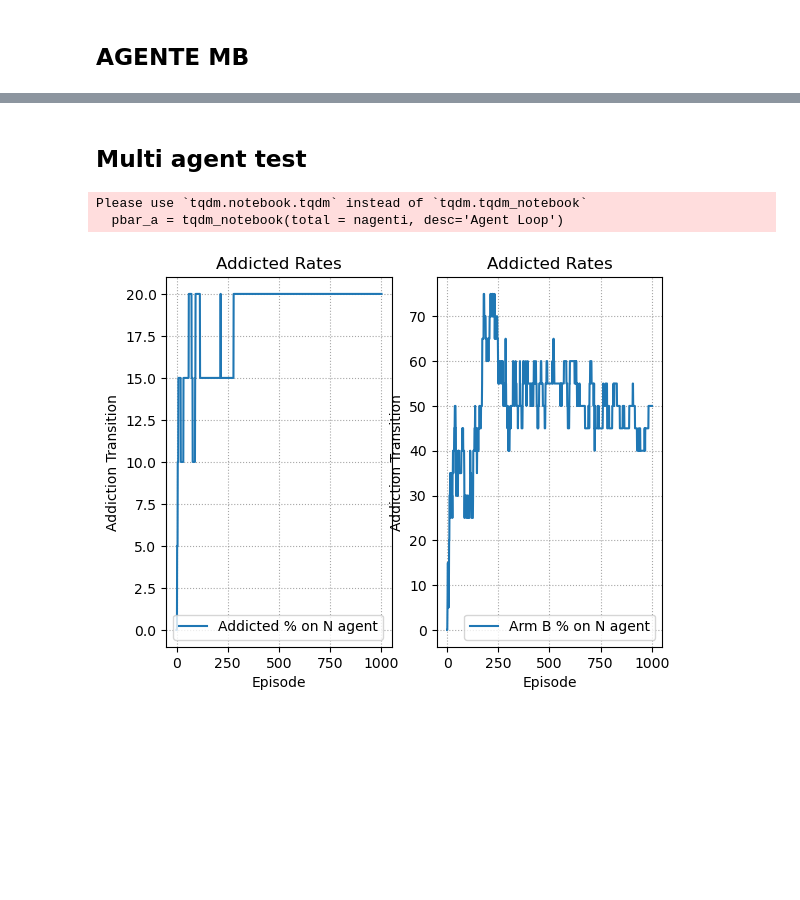
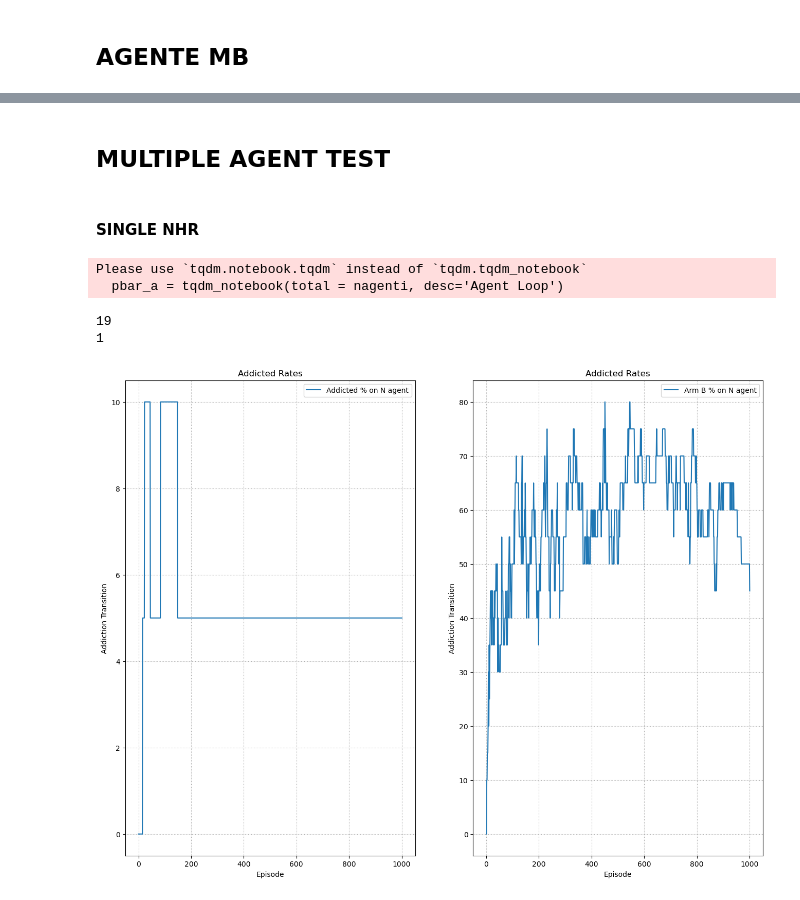
Before and after one commit to Gabriele-Maggi/ProgettoIA-2024, a Jupyter notebook: Notebooks/EnvTest.ipynb, the cells around one changed output, grey strips where cells are left out. Drawn from its saved outputs; the diff is of its cells as text; code cells hidden in the pictures; blank space fills up the shorter version.

```diff
--- a/Notebooks/EnvTest.ipynb
+++ b/Notebooks/EnvTest.ipynb
@@ -342,7 +344,7 @@ class MBLearningAgent:
                 Vs = abs(self.q_values[state][action] - np.max(self.q_values[state]))
                 delta = max(delta, Vs)
 
-            if delta < epsilon and delta > 0:
+            if delta < epsilon and delta > 0: # convergenza
                 break
 
     def prioritized_sweeping(self, state, action):
@@ -385,6 +387,9 @@ class MBLearningAgent:
                 for next_state in range(env.observation_space.n):
                     self.transition_model[state][action][next_state] = {'count': 0, 'probability': 0, 'reward': 0}
 
+    def update(self, obs, action, reward, terminated, next_obs):
+        self.update_transition_model(obs, action, next_obs, reward)
+
     def update_transition_model(self, state, action, next_state, reward):
         self.transition_model[state][action][next_state]['count'] += 1
         self.transition_model[state][action][next_state]['reward'] = reward
@@ -428,5 +433,5 @@ agentMB = MBLearningAgent(
     initial_epsilon = start_epsilon,
     epsilon_decay = epsilon_decay,
     final_epsilon = final_epsilon,
-    mbus = 10
+    mbus = 5
 )
@@ -540,7 +546,7 @@ ie = 0.4
 ed = ie / (env.get_iter() / 2)  # reduce the exploration over time
 fe = 0.1
 
-beta = 0.5
+beta = 0.2
 
 agentMX = MXLearningAgent(
     lr = lr,
@@ -551,13 +557,11 @@ agentMX = MXLearningAgent(
     Epsilon = 0.1,
     MBUS = 50,
 )
-
-
-
-addiction_states = []
-total_reward = []
-healthy_rates = []
 # %%
+
+addiction_states = []
+total_reward = []
+healthy_rates = []
 
 pbar = tqdm(total = env.get_iter()+1)
 #for episode in tqdm(range(n_episodes)):
@@ -574,7 +578,7 @@ while not done:
     next_obs, reward, terminated, truncated, info = env.step(action)
     agentMX.update(obs, action, reward, terminated, next_obs)
 
-    if obs == 3 and next_obs == 4:
+    if obs == 3 and action == 4:
         a_count += 1
     elif obs == 2 and next_obs == 1:
         h_count += 1
@@ -606,3 +611,5 @@ data_plot()
 # %% [markdown]
-## Multi agent test ##
+## MULTIPLE AGENT TEST
+# %% [markdown]
+#### SINGLE NHR
 # %%
@@ -728,37 +725,26 @@ for t in range(timestamps):
     perc_agent.append((s / nagenti) * 100)
     perc_recom.append((s1 / nagenti) * 100)
 # %%
-plt.figure()
+print(tot_healthy)
+print(tot_addict)
+
+plt.figure(figsize=(16, 12))
 plt.subplot(1, 2, 1)
 plt.plot(perc_agent, label='Addicted % on N agent')
 plt.title('Addicted Rates')
 plt.xlabel('Episode')
 plt.ylabel('Addiction Transition')
 plt.legend()
 plt.grid(True, linestyle=':', color='gray', alpha=0.7)
 
 plt.subplot(1, 2, 2)
 plt.plot(perc_recom, label='Arm B % on N agent')
 plt.title('Addicted Rates')
 plt.xlabel('Episode')
 plt.ylabel('Addiction Transition')
 plt.legend()
 plt.grid(True, linestyle=':', color='gray', alpha=0.7)
-
-# plt.subplot(2, 2, 3)
-# plt.plot(mean_rewarda_recom, label='mean_rewarda_recom')
-# plt.title('Addicted Rates')
-# plt.xlabel('Episode')
-# plt.ylabel('Addiction Transition')
-# plt.legend()
-# # plt.axvline(x=50, color='pink')  # Add red line at x=50
-# plt.grid(True, linestyle=':', color='gray', alpha=0.7)
-# plt.subplot(2, 2, 4)
-# plt.plot(mean_rewardb_recom, label='mean_rewardb_recom')
-# plt.title('Addicted Rates')
-# plt.xlabel('Episode')
-# plt.ylabel('Addiction Transition')
-# plt.legend()
-# plt.axvline(x=50, color='pink')  # Add red line at x=50
 # %% [output]
+19
+1
-[figure, old version]
+[figure, new version]
```
Also changed, not shown: parts of 39 cells of this notebook, 2 other files.
